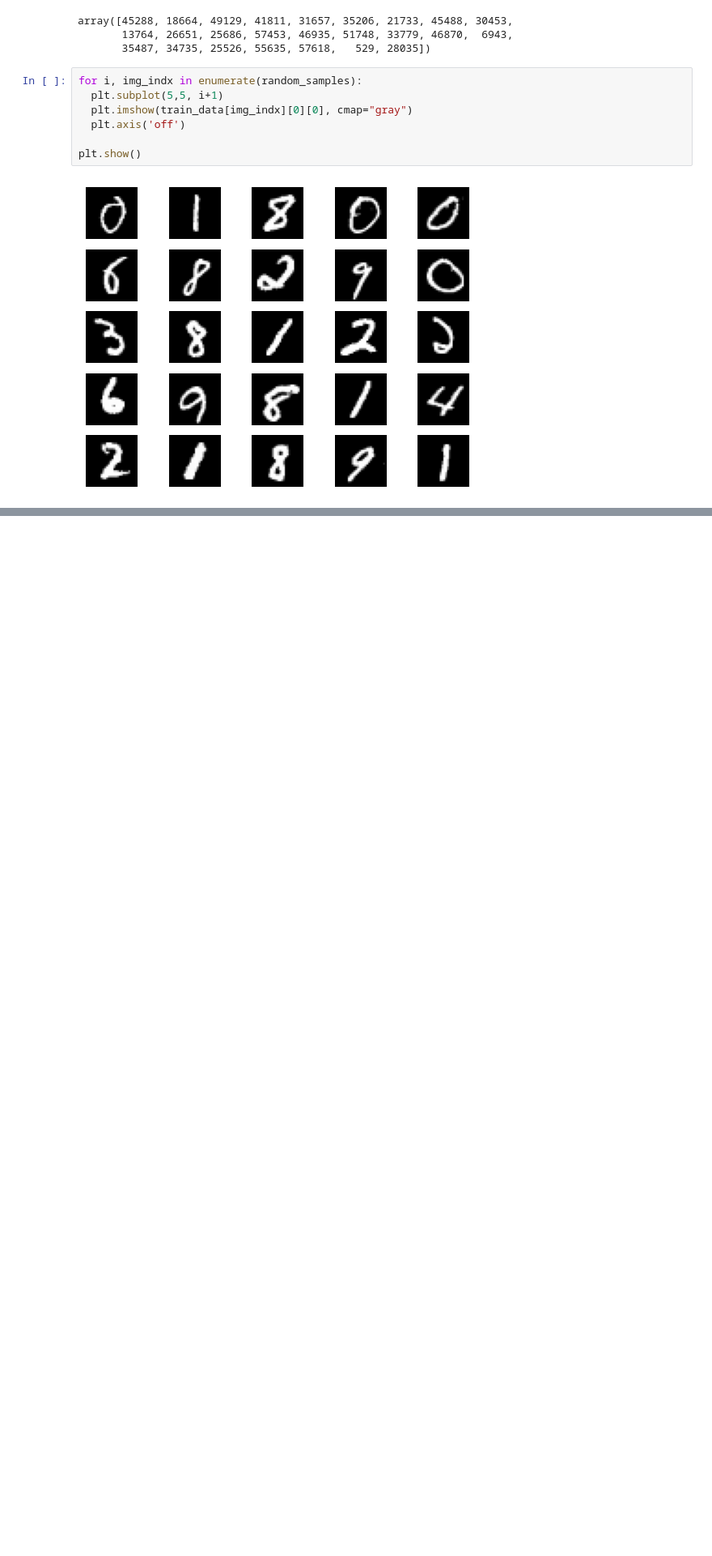
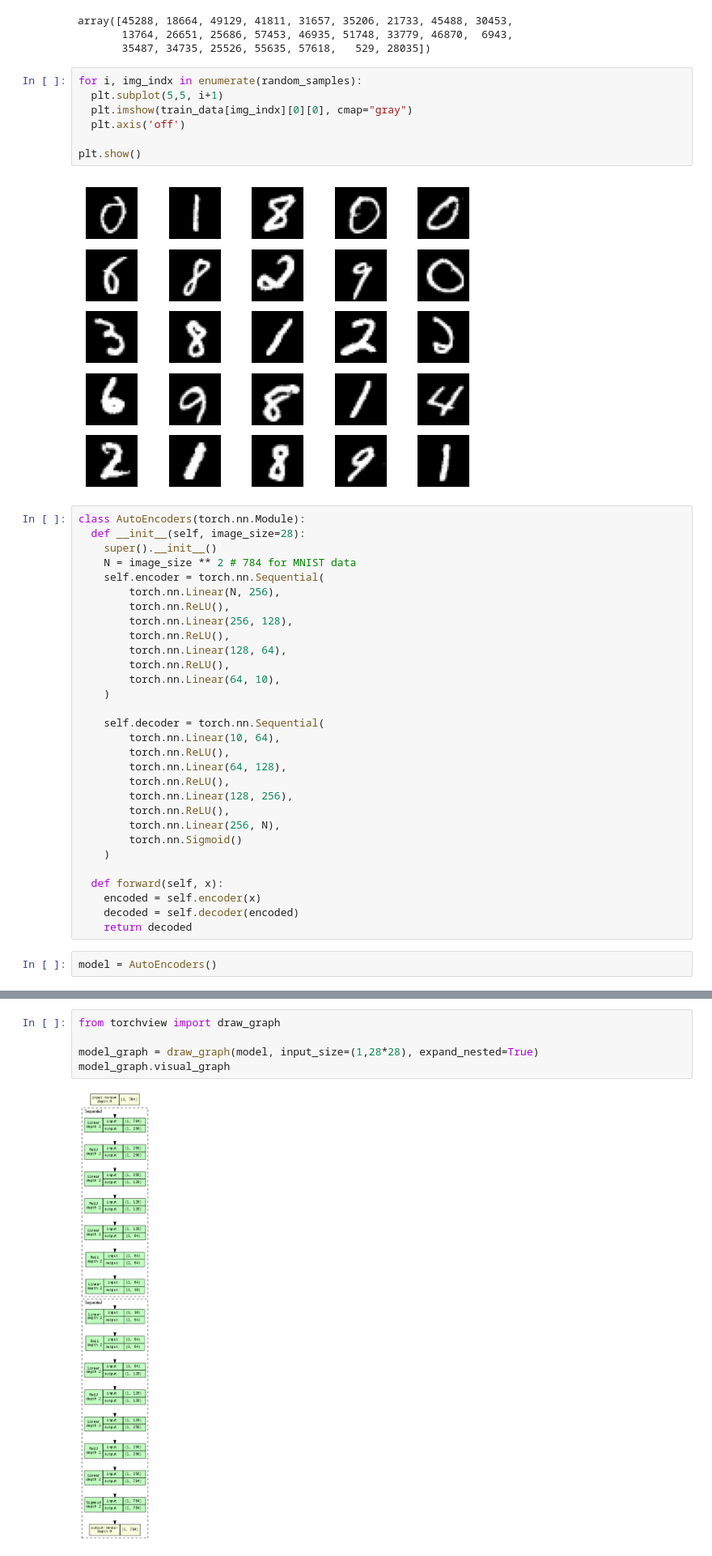
Before and after one commit to brainmentorspvtltd/IGDTU_PyTorchTraining, a Jupyter notebook: IG_SimpleAutoencoders.ipynb, the cells around one changed output, grey strips where cells are left out. Shown: that part at 81% size. Cells and saved outputs as stored; diff of their text form; blank space fills up the shorter version.

```diff
--- a/IG_SimpleAutoencoders.ipynb
+++ b/IG_SimpleAutoencoders.ipynb
@@ -77,3 +77,35 @@ for i, img_indx in enumerate(random_samples):
 plt.show()
 # %% [output]
 [figure]
+# %%
+class AutoEncoders(torch.nn.Module):
+  def __init__(self, image_size=28):
+    super().__init__()
+    N = image_size ** 2 # 784 for MNIST data
+    self.encoder = torch.nn.Sequential(
+        torch.nn.Linear(N, 256),
+        torch.nn.ReLU(),
+        torch.nn.Linear(256, 128),
+        torch.nn.ReLU(),
+        torch.nn.Linear(128, 64),
+        torch.nn.ReLU(),
+        torch.nn.Linear(64, 10),
+    )
+
+    self.decoder = torch.nn.Sequential(
+        torch.nn.Linear(10, 64),
+        torch.nn.ReLU(),
+        torch.nn.Linear(64, 128),
+        torch.nn.ReLU(),
+        torch.nn.Linear(128, 256),
+        torch.nn.ReLU(),
+        torch.nn.Linear(256, N),
+        torch.nn.Sigmoid()
+    )
+
+  def forward(self, x):
+    encoded = self.encoder(x)
+    decoded = self.decoder(encoded)
+    return decoded
+# %%
+model = AutoEncoders()
@@ -79,0 +142,7 @@ plt.show()
+# %%
+from torchview import draw_graph
+
+model_graph = draw_graph(model, input_size=(1,28*28), expand_nested=True)
+model_graph.visual_graph
+# %% [output]
+[figure, added]
```
Also changed, not shown: parts of 4 cells of this notebook.
